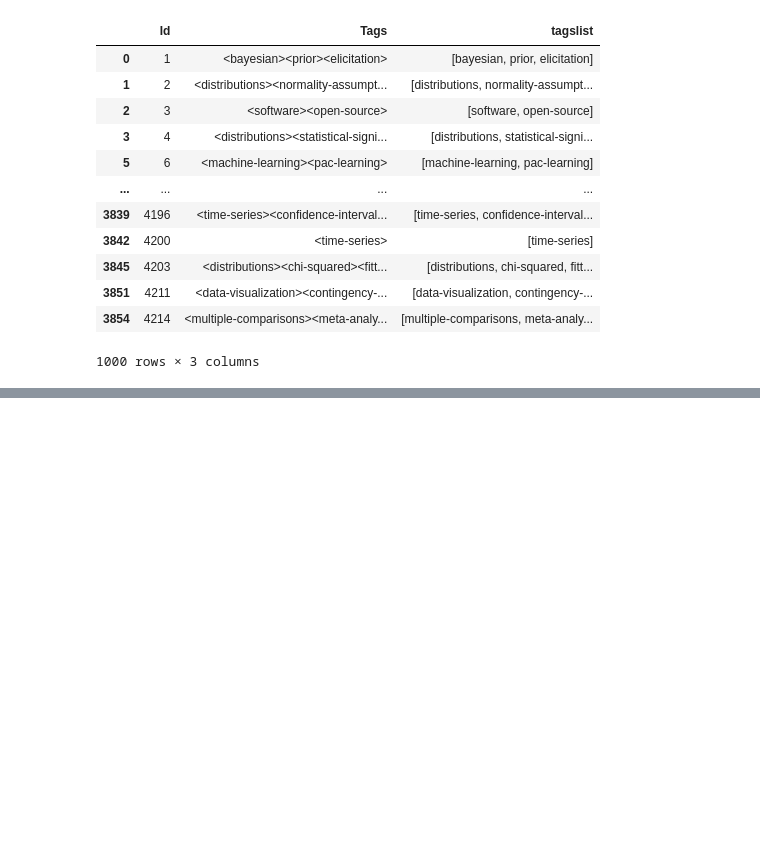
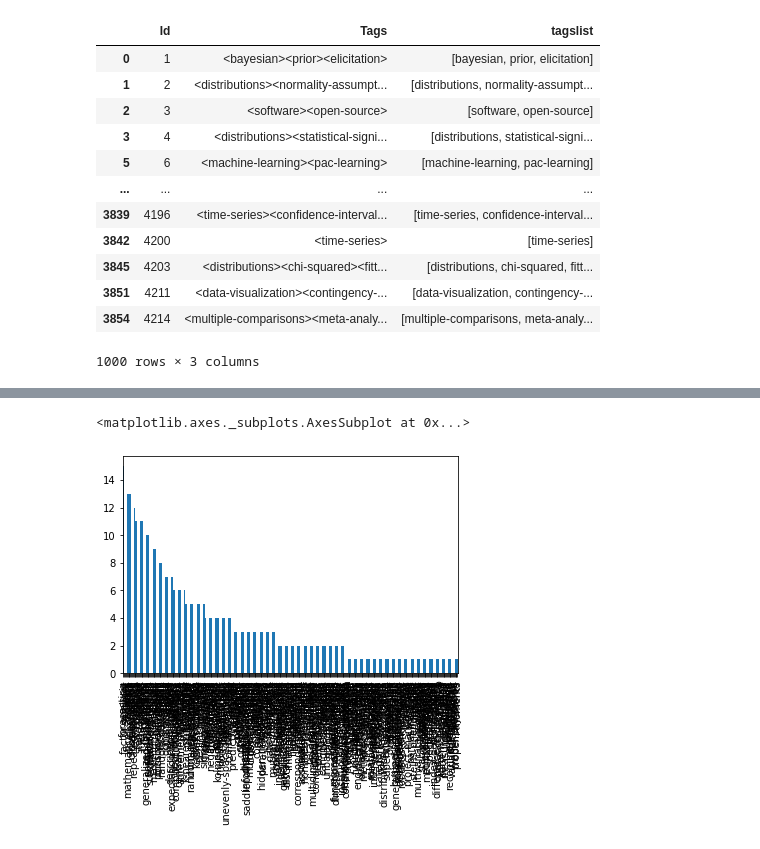
Before and after one commit to mutazag/godzilla-sina, a Jupyter notebook: 04-explore-posts.ipynb, the cells around one changed output, grey strips where cells are left out. Drawn from its saved outputs; the diff is of its cells as text; code cells hidden in the pictures; blank space fills up the shorter version.

```diff
--- a/04-explore-posts.ipynb
+++ b/04-explore-posts.ipynb
@@ -194,0 +209,5 @@ dftags1[['Id','tagslist']].explode('tagslist')
+# %%
+dftags2_counts[dftags2_counts <16].plot.bar()
+# %% [output]
+<matplotlib.axes._subplots.AxesSubplot at 0x...>
+[figure, added]
```
Also changed, not shown: parts of 7 cells of this notebook.
